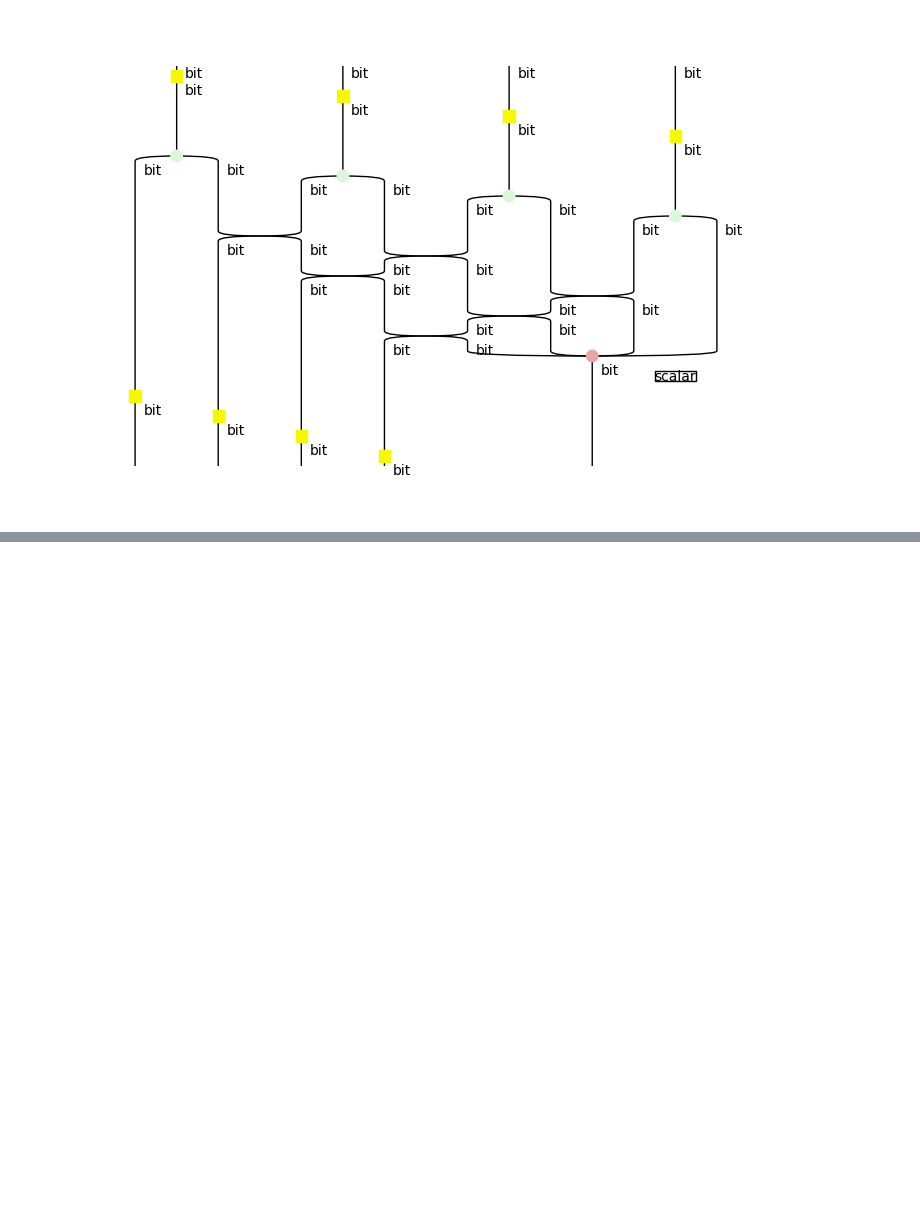
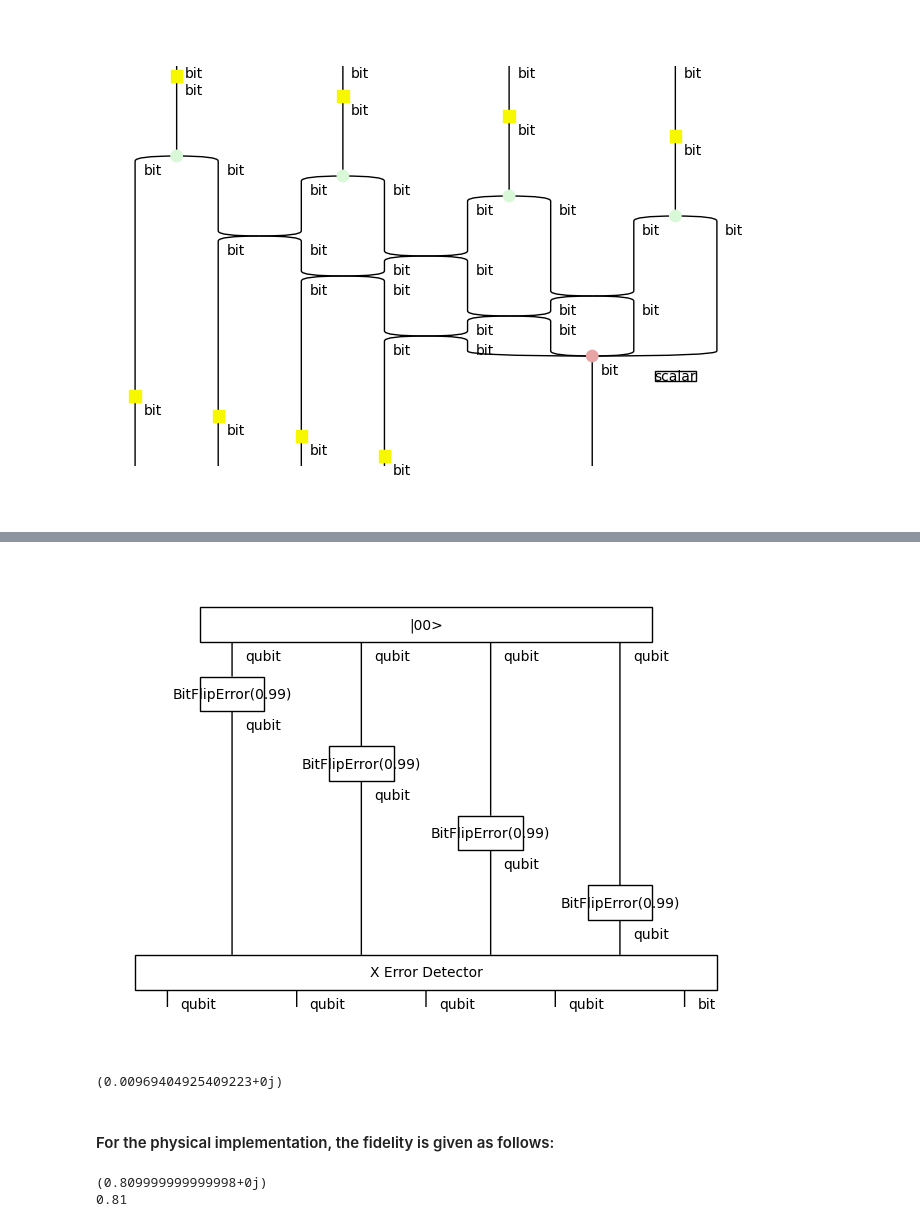
Before and after one commit to quantinuum-dev/optyx, a Jupyter notebook: notebooks/distributed-422-code.ipynb, the cells around one changed output, grey strips where cells are left out. Saved outputs shown, nothing was run; the diff lists cells and outputs as text; code cells hidden in the pictures; blank space fills up the shorter version.

```diff
--- a/notebooks/distributed-422-code.ipynb
+++ b/notebooks/distributed-422-code.ipynb
@@ -114,0 +92,27 @@ Z_detector.double().draw()
+# %%
+p_error = 0.99
+# %%
+Imperfect_circuit = Logical_ket_00 >> diag_pow(BitFlipError(p_error), 4) >> X_detector
+Imperfect_circuit.draw()
+# %% [output]
+[figure, added]
+# %%
+P_s_eq_0 = Imperfect_circuit >> Discard(qubit ** 4) @ Bit_0
+p_s_eq_0 = P_s_eq_0.double().to_tensor().eval().array
+
+P_00_and_s_eq_0 = Imperfect_circuit >> Logical_bra_00 @ Bit_0
+p_00_and_s_eq_0 = P_00_and_s_eq_0.double().to_tensor().eval().array
+
+fidelity = p_00_and_s_eq_0 / p_s_eq_0
+print(np.sqrt(fidelity) - p_error)
+# %% [output]
+(0.00969404925409223+0j)
+# %% [markdown]
+#### For the physical implementation, the fidelity is given as follows:
+# %%
+Physical_Ket_00 = Ket_0 @ Ket_0 >> diag_pow(BitFlipError(p_error), 2) >> Bra_0 @ Bra_0
+print(Physical_Ket_00.double().to_tensor().eval().array)
+print(0.9 ** 2)
+# %% [output]
+(0.809999999999998+0j)
+0.81
```
Also changed, not shown: parts of 22 cells of this notebook.
